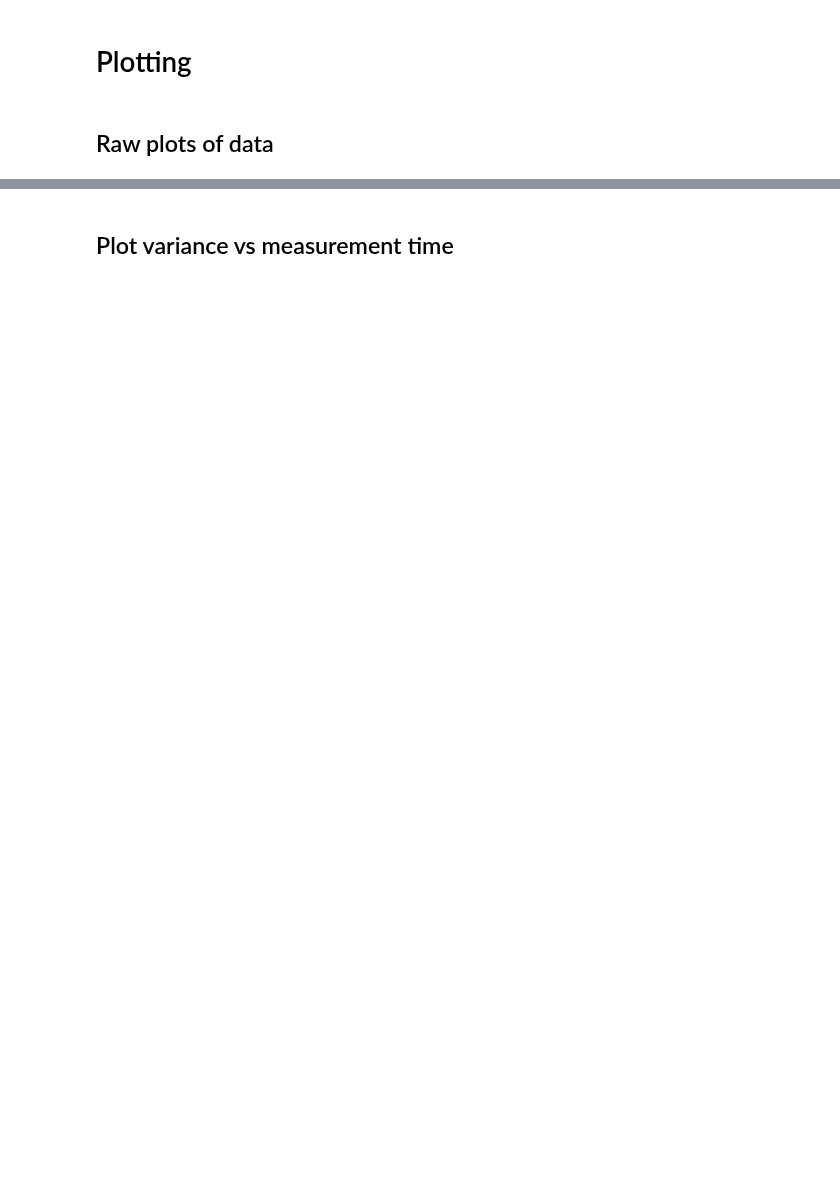
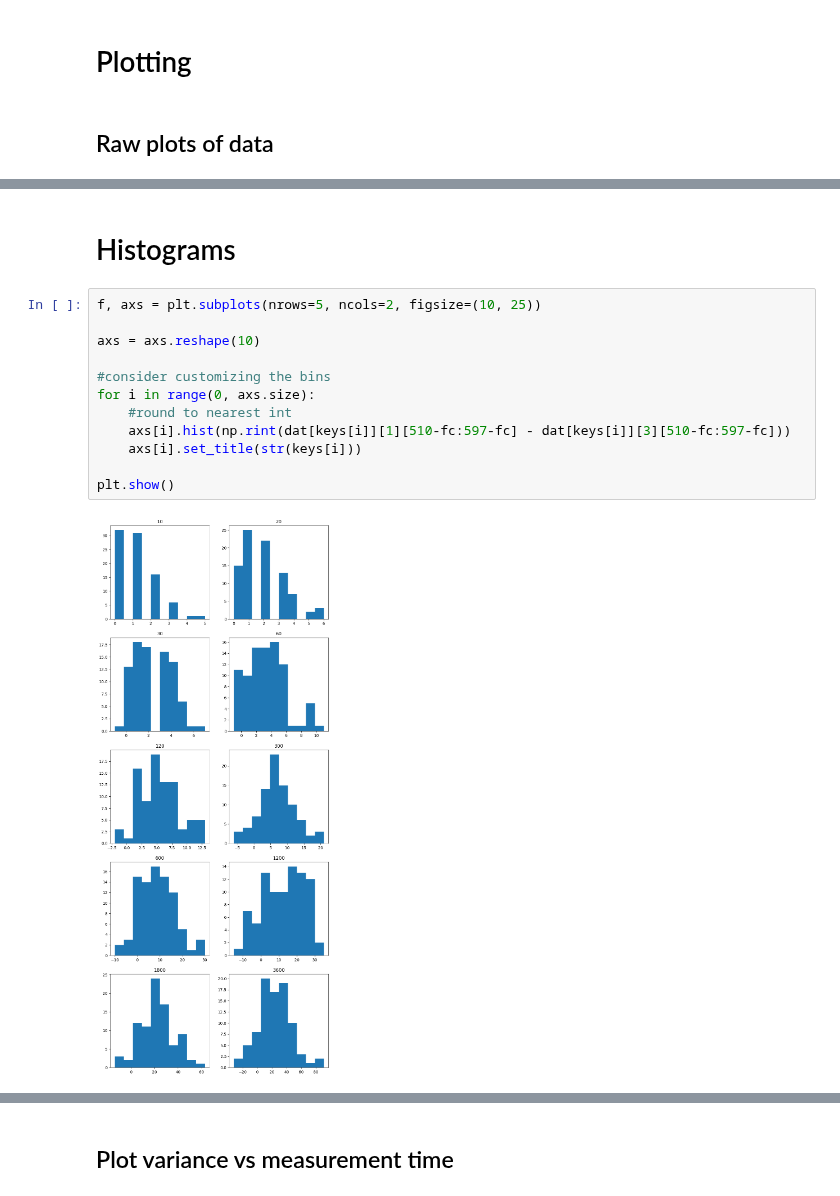
Before and after one commit to ELFREELAND/xrf-thickness-studies, a Jupyter notebook: 20230712_CVD_3158_scantime/scan_time_studies.ipynb, the cells around one changed output, grey strips where cells are left out. Drawn from its saved outputs; the diff is of its cells as text; blank space fills up the shorter version.

```diff
--- a/20230712_CVD_3158_scantime/scan_time_studies.ipynb
+++ b/20230712_CVD_3158_scantime/scan_time_studies.ipynb
@@ -64 +73,17 @@ plt.show()
+# %% [markdown]
+# Histograms
+# %%
+f, axs = plt.subplots(nrows=5, ncols=2, figsize=(10, 25))
+
+axs = axs.reshape(10)
+
+#consider customizing the bins
+for i in range(0, axs.size):
+    #round to nearest int
+    axs[i].hist(np.rint(dat[keys[i]][1][510-fc:597-fc] - dat[keys[i]][3][510-fc:597-fc]))
+    axs[i].set_title(str(keys[i]))
+
+plt.show()
+# %% [output]
+[figure, added]
 # %% [markdown]
```
Also changed, not shown: parts of 6 cells of this notebook, 2 other files.
